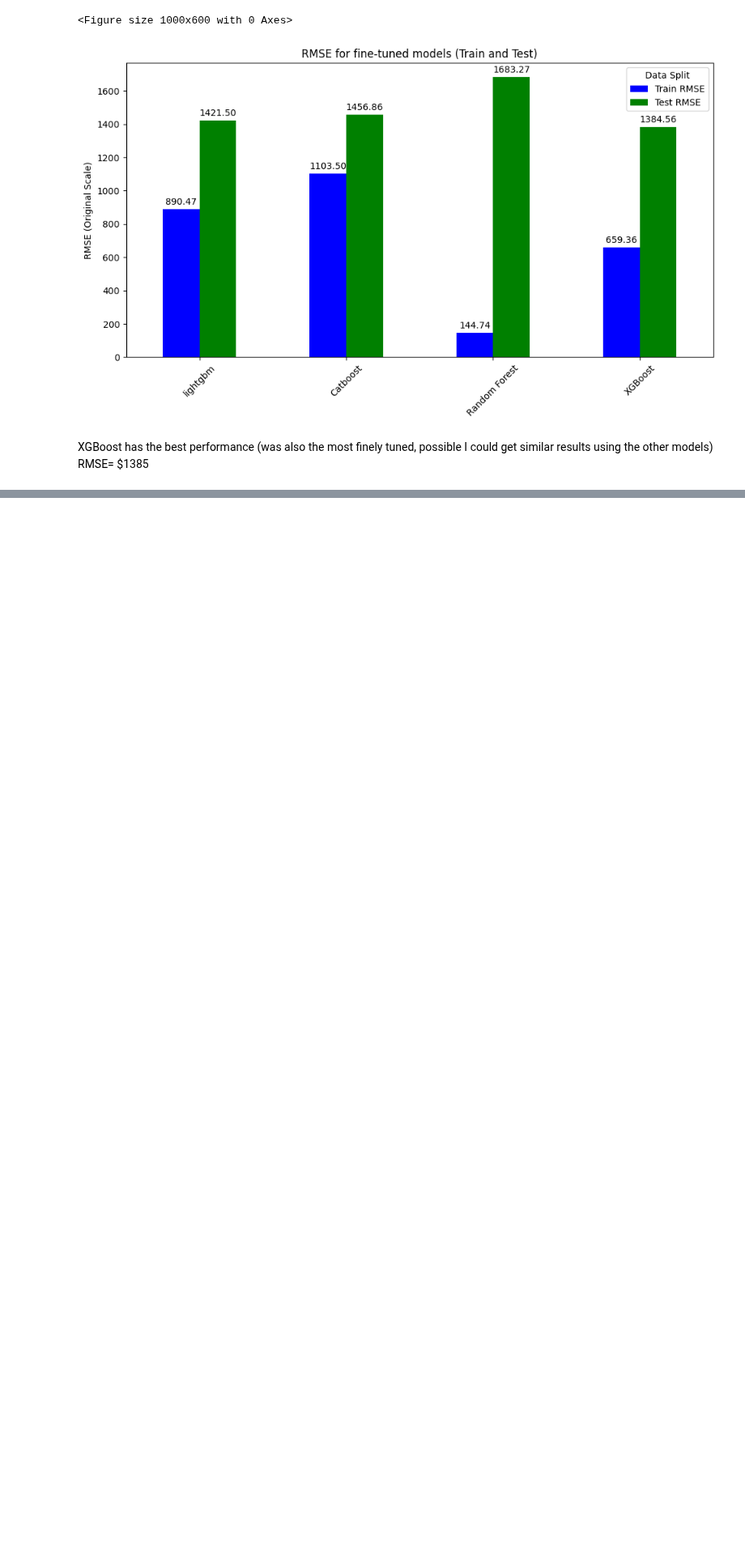
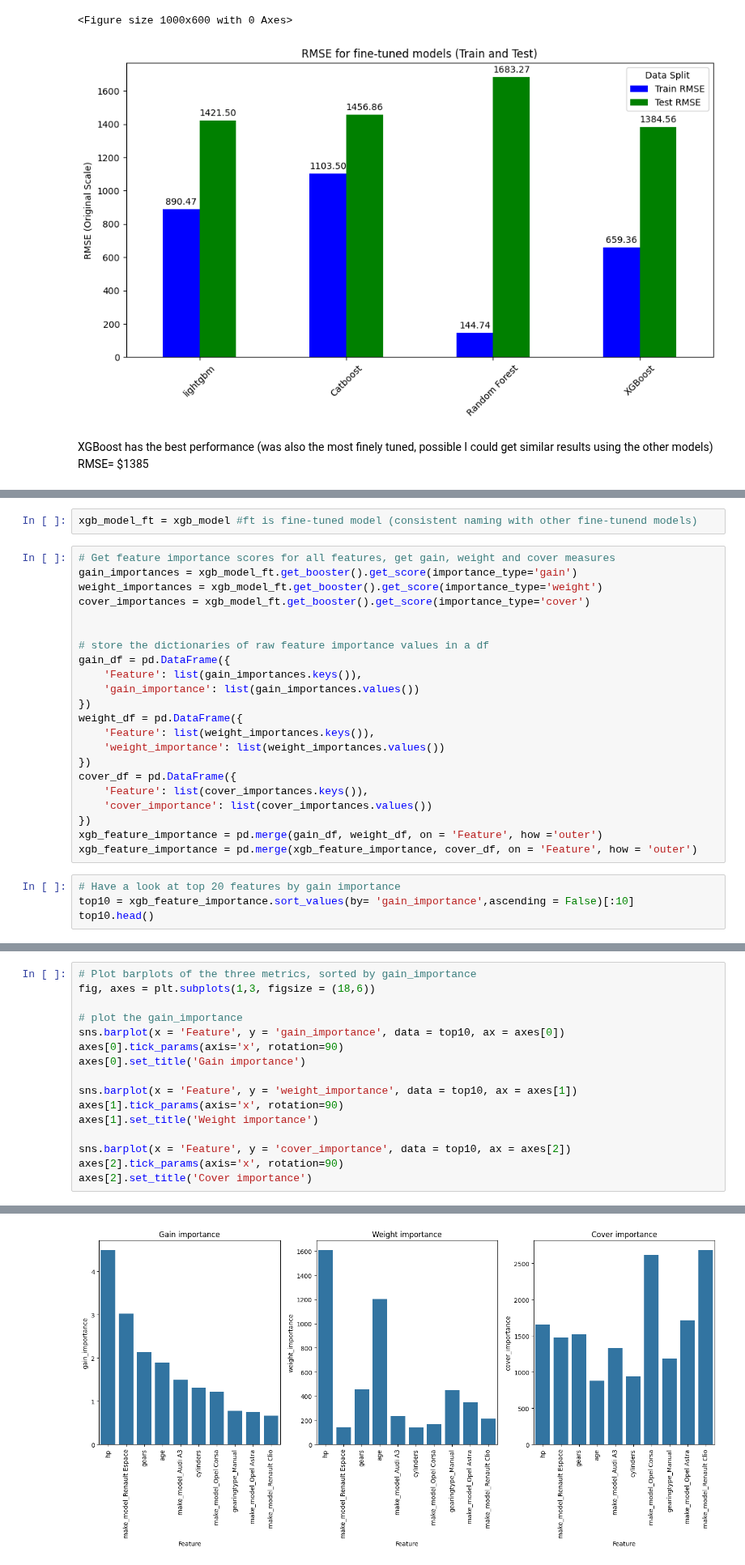
Before and after one commit to balintstewart77/magnimind-assignments, a Jupyter notebook: Auto_scout/auto_scout_part6_estimators.ipynb, the cells around one changed output, grey strips where cells are left out. Shown at 81% size. Cells and saved outputs as stored; diff of their text form; blank space fills up the shorter version.

```diff
--- a/Auto_scout/auto_scout_part6_estimators.ipynb
+++ b/Auto_scout/auto_scout_part6_estimators.ipynb
@@ -835,0 +788,28 @@ XGBoost has the best performance (was also the most finely tuned, possible I cou
+# %%
+xgb_model_ft = xgb_model #ft is fine-tuned model (consistent naming with other fine-tunend models)
+# %%
+# Get feature importance scores for all features, get gain, weight and cover measures
+gain_importances = xgb_model_ft.get_booster().get_score(importance_type='gain')
+weight_importances = xgb_model_ft.get_booster().get_score(importance_type='weight')
+cover_importances = xgb_model_ft.get_booster().get_score(importance_type='cover')
+
+
+# store the dictionaries of raw feature importance values in a df
+gain_df = pd.DataFrame({
+    'Feature': list(gain_importances.keys()),
+    'gain_importance': list(gain_importances.values())
+})
+weight_df = pd.DataFrame({
+    'Feature': list(weight_importances.keys()),
+    'weight_importance': list(weight_importances.values())
+})
+cover_df = pd.DataFrame({
+    'Feature': list(cover_importances.keys()),
+    'cover_importance': list(cover_importances.values())
+})
+xgb_feature_importance = pd.merge(gain_df, weight_df, on = 'Feature', how ='outer')
+xgb_feature_importance = pd.merge(xgb_feature_importance, cover_df, on = 'Feature', how = 'outer')
+# %%
+# Have a look at top 20 features by gain importance
+top10 = xgb_feature_importance.sort_values(by= 'gain_importance',ascending = False)[:10]
+top10.head()
@@ -835,0 +823,17 @@ XGBoost has the best performance (was also the most finely tuned, possible I cou
+# %%
+# Plot barplots of the three metrics, sorted by gain_importance
+fig, axes = plt.subplots(1,3, figsize = (18,6))
+
+# plot the gain_importance
+sns.barplot(x = 'Feature', y = 'gain_importance', data = top10, ax = axes[0])
+axes[0].tick_params(axis='x', rotation=90)
+axes[0].set_title('Gain importance')
+
+sns.barplot(x = 'Feature', y = 'weight_importance', data = top10, ax = axes[1])
+axes[1].tick_params(axis='x', rotation=90)
+axes[1].set_title('Weight importance')
+
+sns.barplot(x = 'Feature', y = 'cover_importance', data = top10, ax = axes[2])
+axes[2].tick_params(axis='x', rotation=90)
+axes[2].set_title('Cover importance')
+# %% [output]
@@ -835,0 +841 @@ XGBoost has the best performance (was also the most finely tuned, possible I cou
+[figure, added]
```
Also changed, not shown: parts of 26 cells of this notebook, 4 other files.
